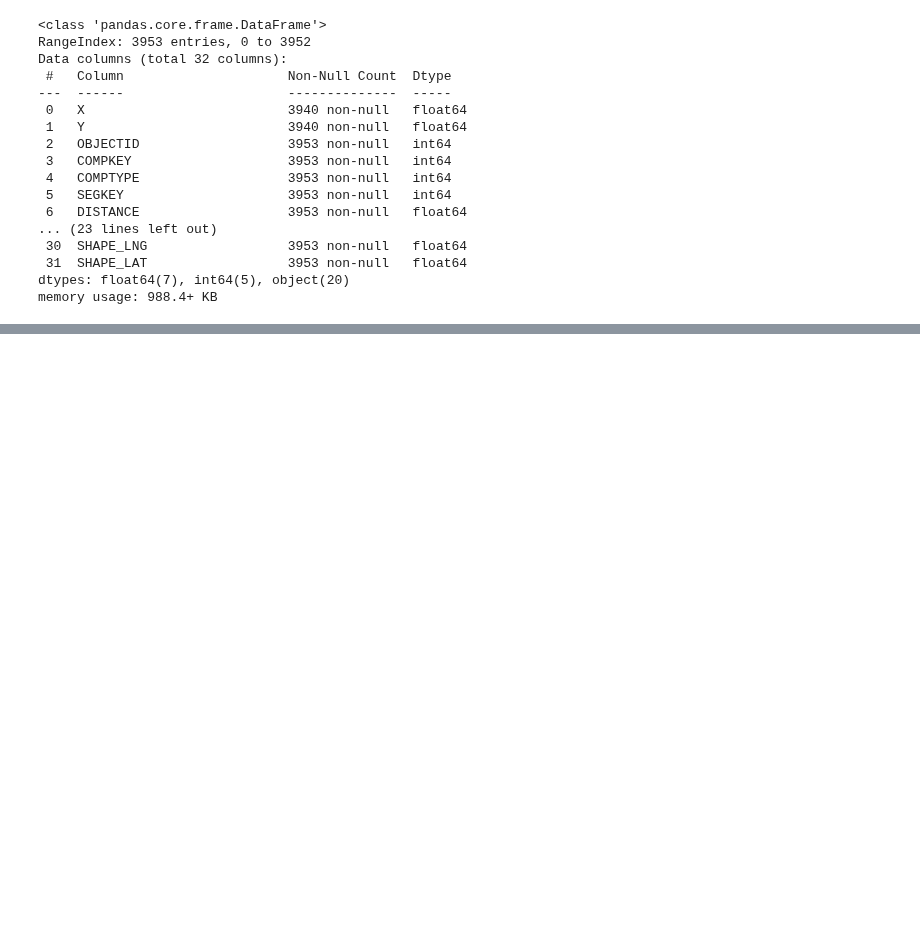
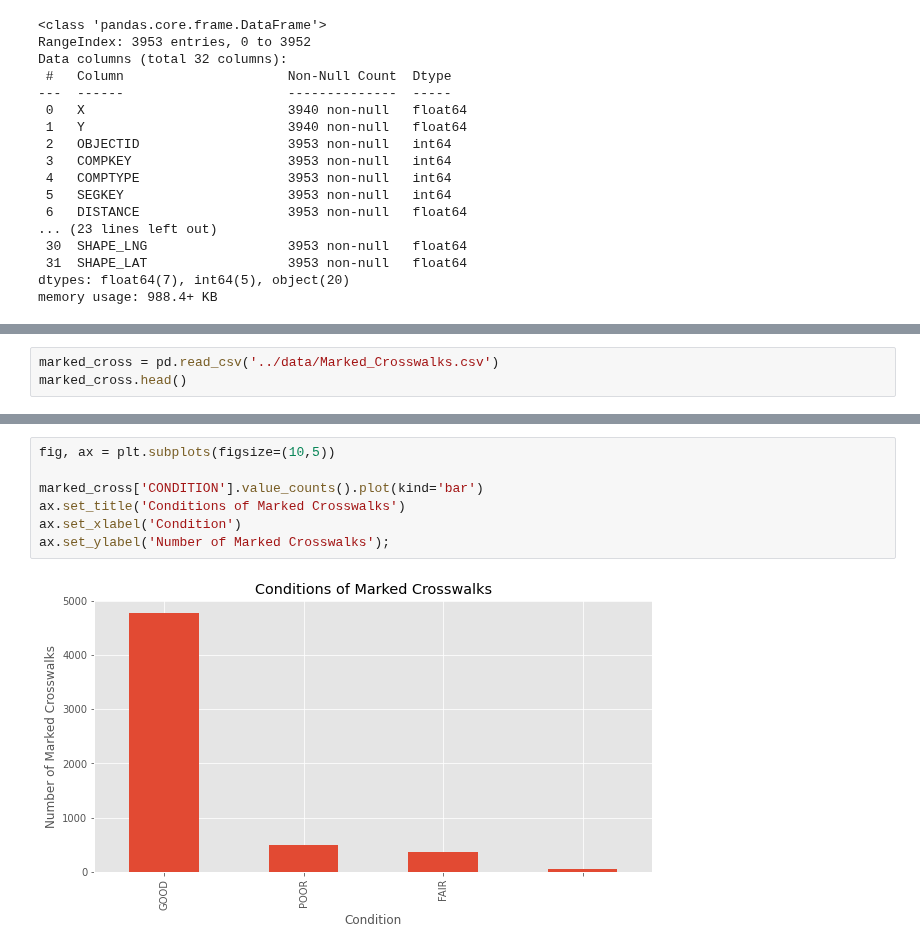
Before and after one commit to DataCircles/traffic_collisions_ml_team1, a Jupyter notebook: notebooks/data_report.ipynb, the cells around one changed output, grey strips where cells are left out. Cells and saved outputs as stored; diff of their text form; blank space fills up the shorter version.

```diff
--- a/notebooks/data_report.ipynb
+++ b/notebooks/data_report.ipynb
@@ -477,0 +566,3 @@ bikeracks.describe()
+# %%
+marked_cross = pd.read_csv('../data/Marked_Crosswalks.csv')
+marked_cross.head()
@@ -477,0 +576,9 @@ bikeracks.describe()
+# %%
+fig, ax = plt.subplots(figsize=(10,5))
+
+marked_cross['CONDITION'].value_counts().plot(kind='bar')
+ax.set_title('Conditions of Marked Crosswalks')
+ax.set_xlabel('Condition')
+ax.set_ylabel('Number of Marked Crosswalks');
+# %% [output]
+[figure, added]
```
Also changed, not shown: parts of 13 cells of this notebook.
